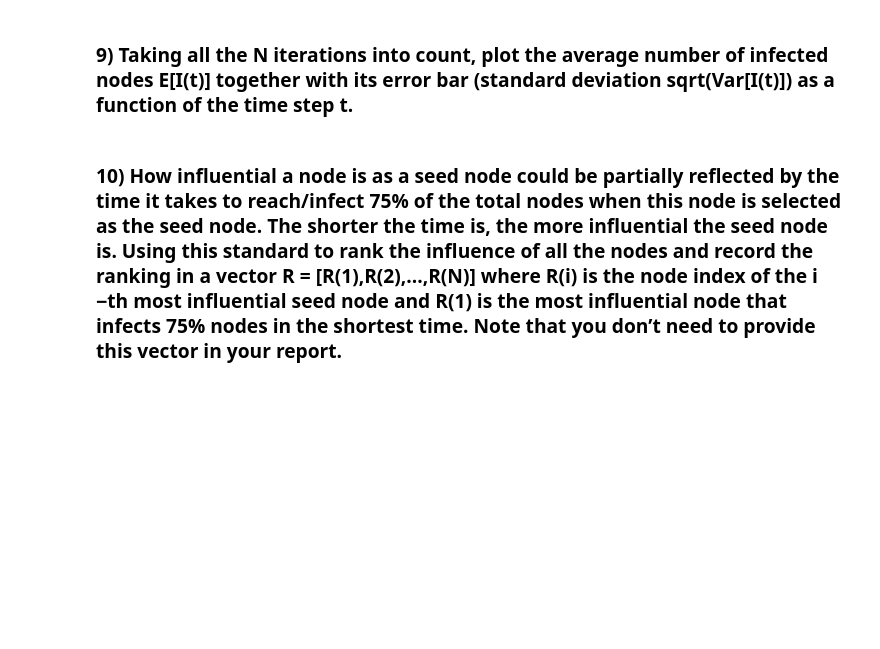
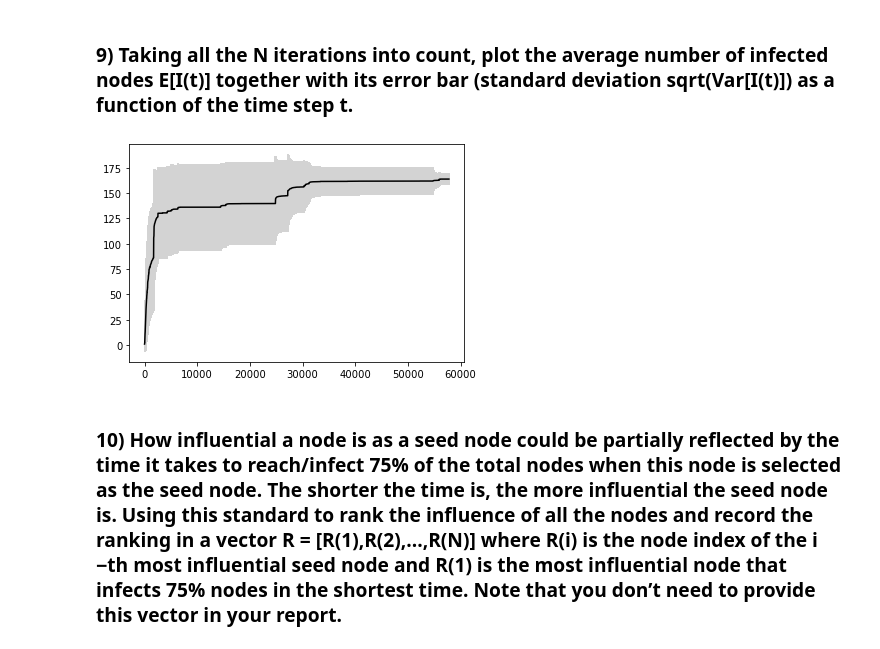
Before and after one commit to albertsolaroca/MDAC, a Jupyter notebook: MDAC assignment.ipynb, the cells around one changed output. Cells and saved outputs as stored; diff of their text form; code cells hidden in the pictures; blank space fills up the shorter version.

```diff
--- a/MDAC assignment.ipynb
+++ b/MDAC assignment.ipynb
@@ -38,7 +38,7 @@ the link weight property in 8).
 # %%
 #We can now use networkx to help us:
 #First we create the graph
-aggregated_G = nx.from_pandas_edgelist(data,"node1","node2")
+aggregated_G = nx.from_pandas_edgelist(Gdata,"node1","node2")
 
 nx.draw_shell(aggregated_G)
 # %% [output]
@@ -131,8 +131,47 @@ Simulate the information spreading process on the given temporal network Gdata f
 iteration starts with a different seed node infected at t = 0 and ends at t = T = 57791 the last time step that
 the network is measured. Via the N iterations, we consider the spreading process that starts at every node
 i ∈[1,N]. Record the number of infected nodes I(t) over time t for each iteration.
+# %%
+G_temp = nx.from_pandas_edgelist(Gdata,"node1","node2")
+temporal_edge_list = Gdata.to_records(index=False)
+temporal_edge_list = list(temporal_edge_list)
+T = 57791
+def infection(N,period):
+
+    nx.set_node_attributes(G_temp,False,"infected")
+    G_temp.nodes[N]["infected"] = True
+    infected_nodes_over_time = [0 for i in range(T)]
+
+    for edge in temporal_edge_list:
+        node1, node2, timestamp = edge
+        if G_temp.nodes[node1]["infected"] and not G_temp.nodes[node2]["infected"]:
+            G_temp.nodes[node2]["infected"] = True
+            infected_nodes_over_time[timestamp-1] += 1
+        elif G_temp.nodes[node2]["infected"] and not G_temp.nodes[node1]["infected"]:
+            G_temp.nodes[node1]["infected"] = True
+            infected_nodes_over_time[timestamp-1] += 1
+    return np.cumsum(infected_nodes_over_time)
 # %% [markdown]
 ### 9) Taking all the N iterations into count, plot the average number of infected nodes E[I(t)] together with its error bar (standard deviation sqrt(Var[I(t)]) as a function of the time step t.
+# %%
+T = 57791
+means_list = []
+variance_list = []
+
+total_num_infected_at_time_t = []
+for i in range(1, G_temp.number_of_nodes()):
+    total_num_infected_at_time_t.append(infection(i,period))
+
+total_num_infected_at_time_t = np.asarray(total_num_infected_at_time_t)
+
+mean = np.mean(total_num_infected_at_time_t,axis=0)
+std = np.std(total_num_infected_at_time_t,axis=0)
+
+plt.errorbar(range(1,T+1),mean,yerr=std,color='black',
+             ecolor='lightgray')
+plt.show()
+# %% [output]
+[figure, added]
 # %% [markdown]
 ### 10) How influential a node is as a seed node could be partially reflected by the time it takes to reach/infect 75% of the total nodes when this node is selected as the seed node. The shorter the time is, the more influential the seed node is. Using this standard to rank the influence of all the nodes and record the ranking in a vector R = [R(1),R(2),...,R(N)] where R(i) is the node index of the i −th most influential seed node and R(1) is the most influential node that infects 75% nodes in the shortest time. Note that you don’t need to provide this vector in your report.
 # %% [markdown]
```
Also changed, not shown: parts of 2 cells of this notebook.
